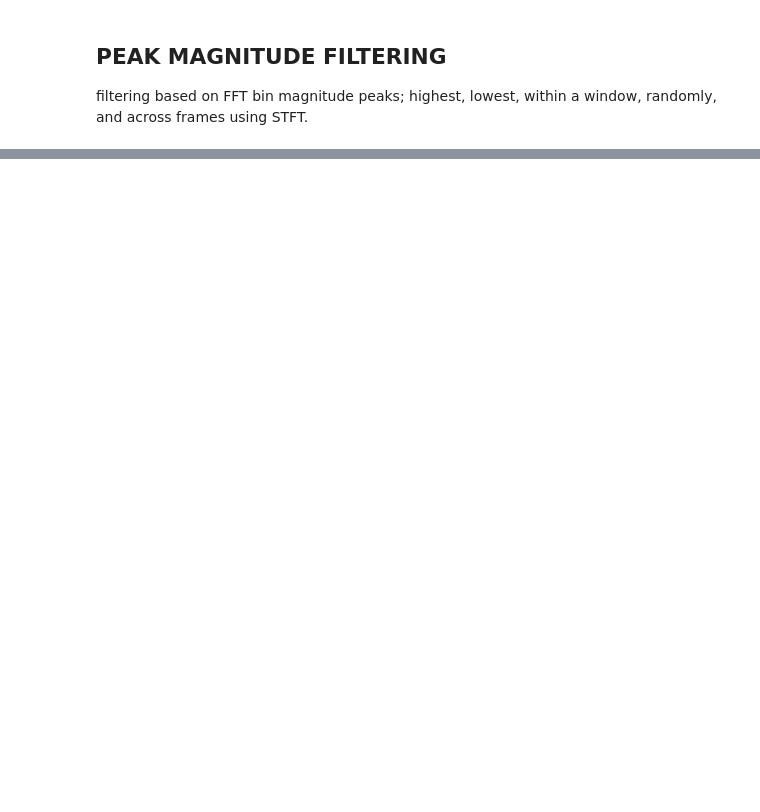
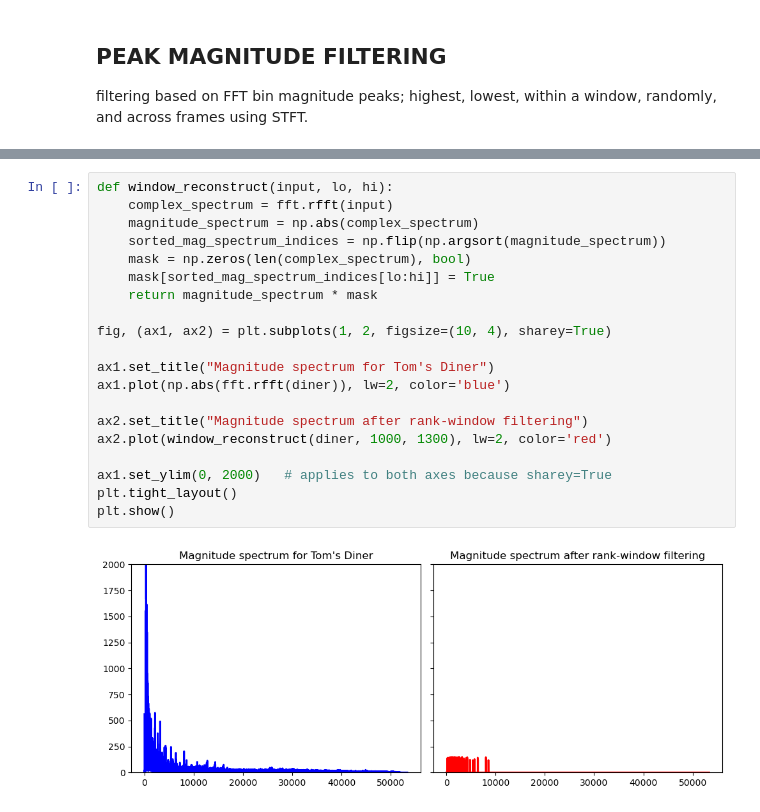
Before and after one commit to Vidrienna/single-sound-orchestra, a Jupyter notebook: Linnea/FFT_bin_filtering/fftbins.ipynb, the cells around one changed output, grey strips where cells are left out. Saved outputs shown, nothing was run; the diff lists cells and outputs as text; blank space fills up the shorter version.

```diff
--- a/Linnea/FFT_bin_filtering/fftbins.ipynb
+++ b/Linnea/FFT_bin_filtering/fftbins.ipynb
@@ -105,3 +106,25 @@ ipd.display(ipd.Audio(frame_peak_diner, rate=srate, normalize=True))
 [interactive output not drawn]
 [interactive output not drawn]
 [interactive output not drawn]
+# %%
+def window_reconstruct(input, lo, hi):
+    complex_spectrum = fft.rfft(input)
+    magnitude_spectrum = np.abs(complex_spectrum)
+    sorted_mag_spectrum_indices = np.flip(np.argsort(magnitude_spectrum))
+    mask = np.zeros(len(complex_spectrum), bool)
+    mask[sorted_mag_spectrum_indices[lo:hi]] = True
+    return magnitude_spectrum * mask
+
+fig, (ax1, ax2) = plt.subplots(1, 2, figsize=(10, 4), sharey=True)
+
+ax1.set_title("Magnitude spectrum for Tom's Diner")
+ax1.plot(np.abs(fft.rfft(diner)), lw=2, color='blue')
+
+ax2.set_title("Magnitude spectrum after rank-window filtering")
+ax2.plot(window_reconstruct(diner, 1000, 1300), lw=2, color='red')
+
+ax1.set_ylim(0, 2000)   # applies to both axes because sharey=True
+plt.tight_layout()
+plt.show()
+# %% [output]
+[figure, added]
```
Also changed, not shown: parts of 1 cell of this notebook, 8 other files.
